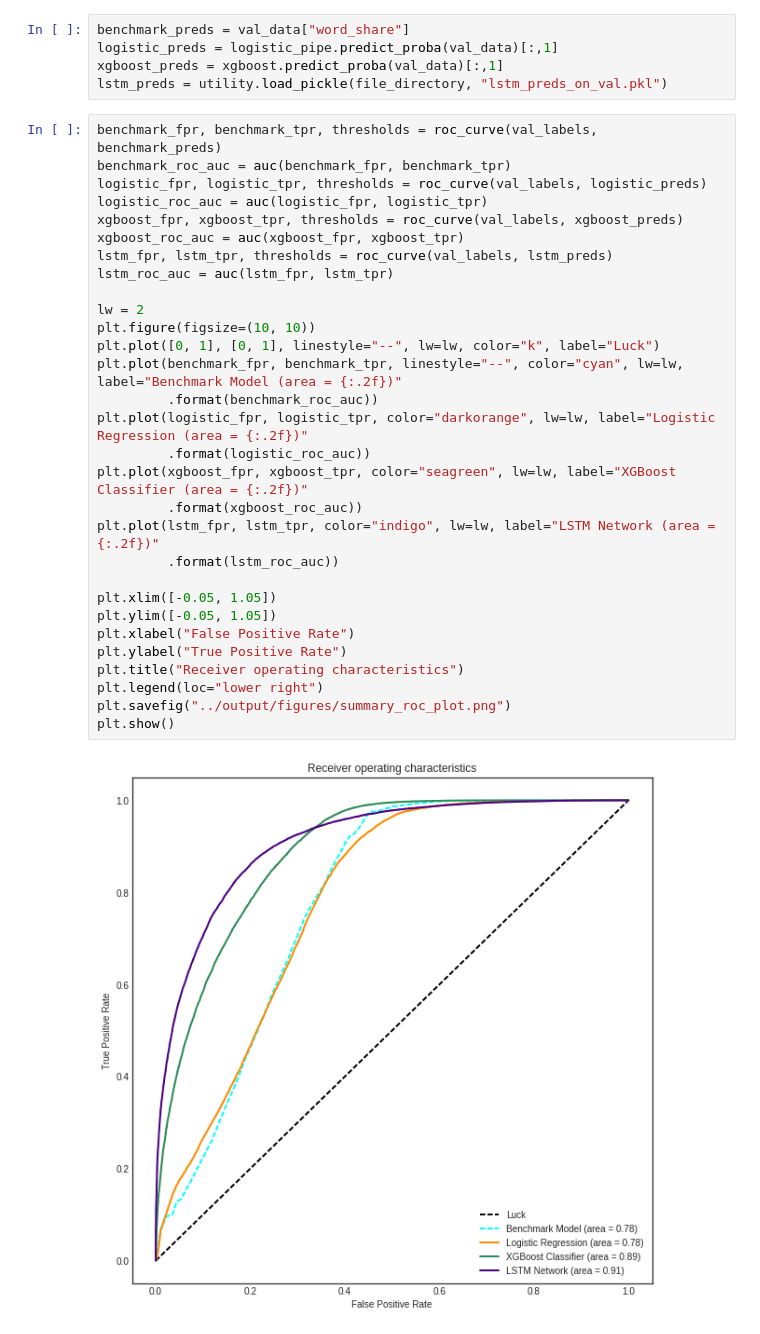
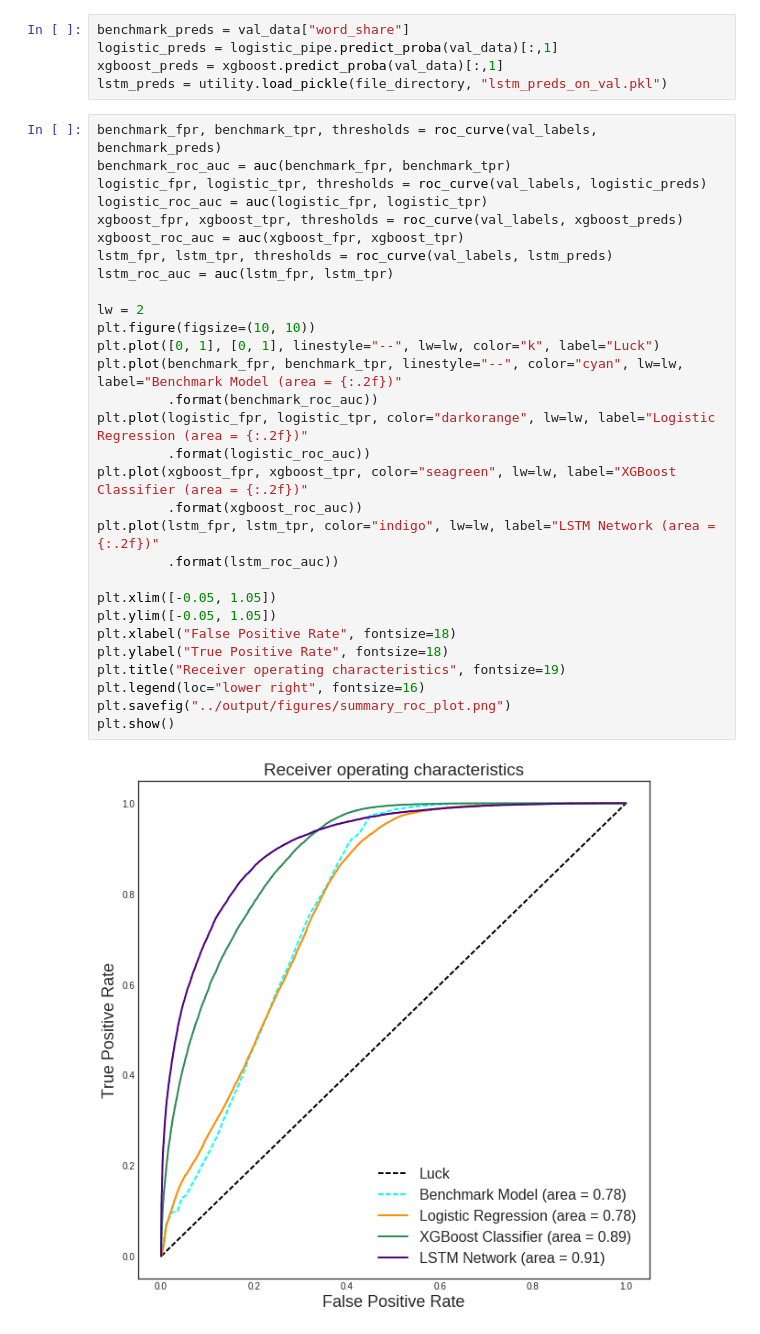
Before and after one commit to schorlem/capstone_project, a Jupyter notebook: notebooks/roc_auc_plots-01-als.ipynb, the cells around one changed output. Drawn from its saved outputs; the diff is of its cells as text.

Commit message:
Increased font size of roc plot

```diff
--- a/notebooks/roc_auc_plots-01-als.ipynb
+++ b/notebooks/roc_auc_plots-01-als.ipynb
@@ -23,32 +23,32 @@ lstm_preds = utility.load_pickle(file_directory, "lstm_preds_on_val.pkl")
 # %%
 benchmark_fpr, benchmark_tpr, thresholds = roc_curve(val_labels, benchmark_preds)
 benchmark_roc_auc = auc(benchmark_fpr, benchmark_tpr)
 logistic_fpr, logistic_tpr, thresholds = roc_curve(val_labels, logistic_preds)
 logistic_roc_auc = auc(logistic_fpr, logistic_tpr)
 xgboost_fpr, xgboost_tpr, thresholds = roc_curve(val_labels, xgboost_preds)
 xgboost_roc_auc = auc(xgboost_fpr, xgboost_tpr)
 lstm_fpr, lstm_tpr, thresholds = roc_curve(val_labels, lstm_preds)
 lstm_roc_auc = auc(lstm_fpr, lstm_tpr)
 
 lw = 2
 plt.figure(figsize=(10, 10))
 plt.plot([0, 1], [0, 1], linestyle="--", lw=lw, color="k", label="Luck")
 plt.plot(benchmark_fpr, benchmark_tpr, linestyle="--", color="cyan", lw=lw, label="Benchmark Model (area = {:.2f})"
          .format(benchmark_roc_auc))
 plt.plot(logistic_fpr, logistic_tpr, color="darkorange", lw=lw, label="Logistic Regression (area = {:.2f})"
          .format(logistic_roc_auc))
 plt.plot(xgboost_fpr, xgboost_tpr, color="seagreen", lw=lw, label="XGBoost Classifier (area = {:.2f})"
          .format(xgboost_roc_auc))
 plt.plot(lstm_fpr, lstm_tpr, color="indigo", lw=lw, label="LSTM Network (area = {:.2f})"
          .format(lstm_roc_auc))
 
 plt.xlim([-0.05, 1.05])
 plt.ylim([-0.05, 1.05])
-plt.xlabel("False Positive Rate")
-plt.ylabel("True Positive Rate")
-plt.title("Receiver operating characteristics")
-plt.legend(loc="lower right")
+plt.xlabel("False Positive Rate", fontsize=18)
+plt.ylabel("True Positive Rate", fontsize=18)
+plt.title("Receiver operating characteristics", fontsize=19)
+plt.legend(loc="lower right", fontsize=16)
 plt.savefig("../output/figures/summary_roc_plot.png")
 plt.show()
 # %% [output]
-[figure, old version]
+[figure, new version]
```
Also changed, not shown: 1 other file.
